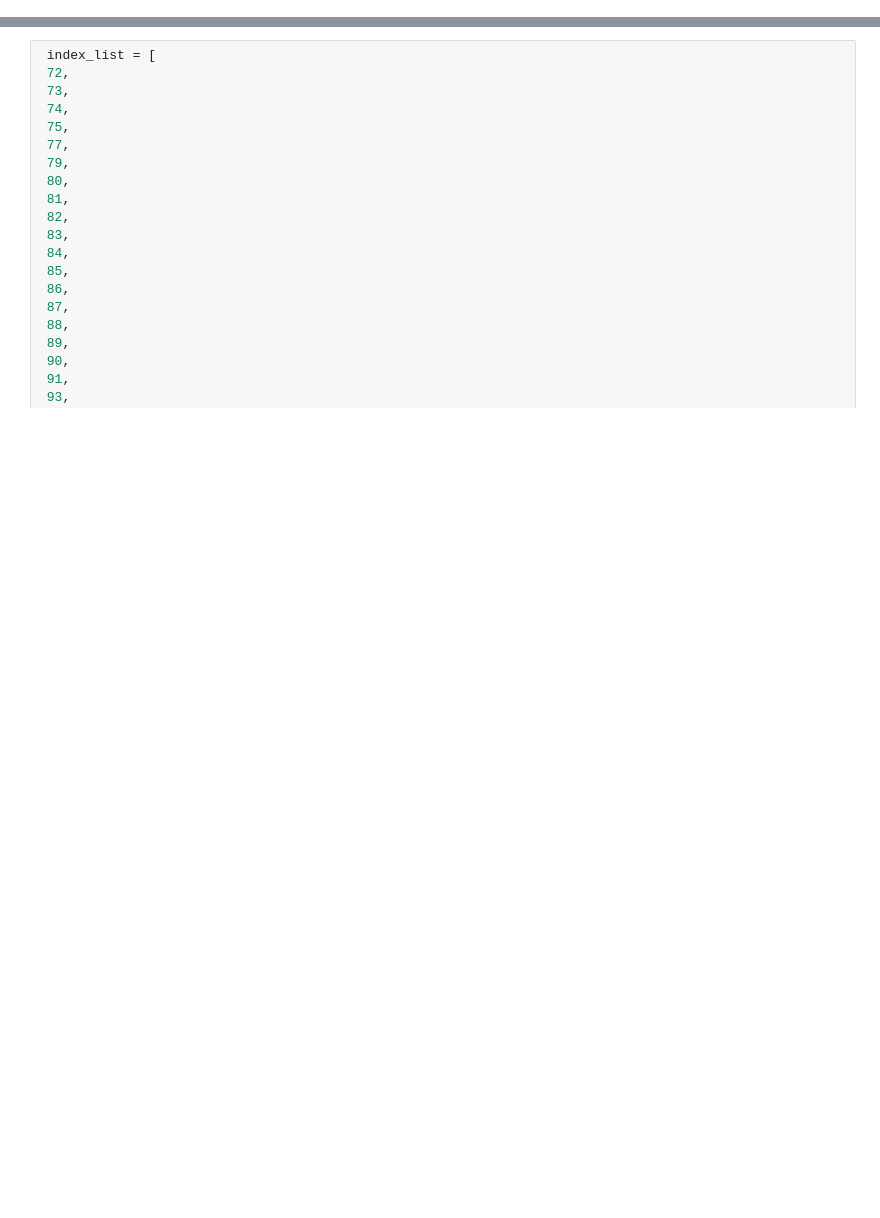
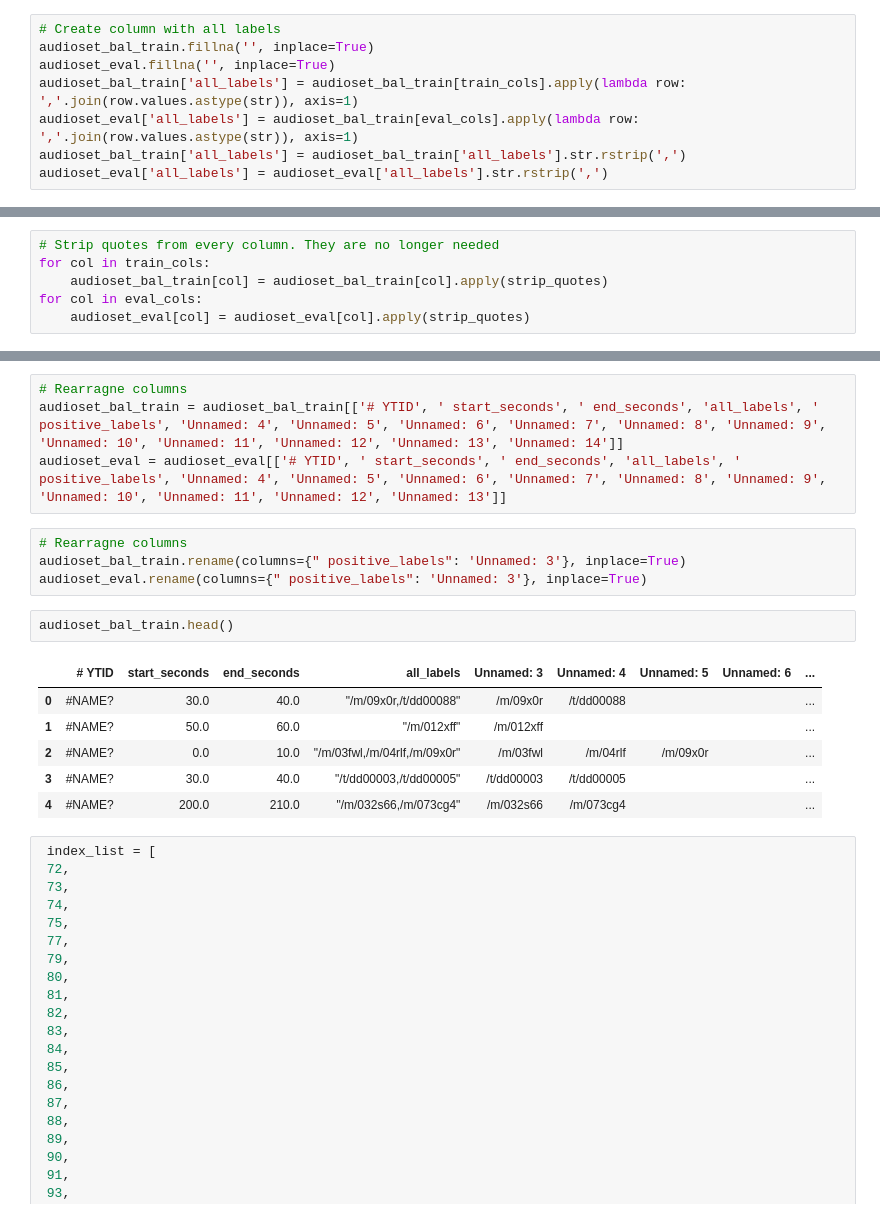
Before and after one commit to markadivalerio/audio-classifier-project, a Jupyter notebook: filter_audioset_data.ipynb, the cells around one changed output, grey strips where cells are left out. Cells and saved outputs as stored; diff of their text form; blank space fills up the shorter version.

```diff
--- a/filter_audioset_data.ipynb
+++ b/filter_audioset_data.ipynb
@@ -11,0 +31,8 @@ audioset_eval = pd.read_csv("data/eval_segments-edited.csv")
+# %%
+# Create column with all labels
+audioset_bal_train.fillna('', inplace=True)
+audioset_eval.fillna('', inplace=True)
+audioset_bal_train['all_labels'] = audioset_bal_train[train_cols].apply(lambda row: ','.join(row.values.astype(str)), axis=1)
+audioset_eval['all_labels'] = audioset_bal_train[eval_cols].apply(lambda row: ','.join(row.values.astype(str)), axis=1)
+audioset_bal_train['all_labels'] = audioset_bal_train['all_labels'].str.rstrip(',')
+audioset_eval['all_labels'] = audioset_eval['all_labels'].str.rstrip(',')
@@ -11,0 +57,6 @@ audioset_eval = pd.read_csv("data/eval_segments-edited.csv")
+# %%
+# Strip quotes from every column. They are no longer needed
+for col in train_cols:
+    audioset_bal_train[col] = audioset_bal_train[col].apply(strip_quotes)
+for col in eval_cols:
+    audioset_eval[col] = audioset_eval[col].apply(strip_quotes)
@@ -12,3 +72,20 @@ audioset_eval = pd.read_csv("data/eval_segments-edited.csv")
+# %%
+# Rearragne columns
+audioset_bal_train = audioset_bal_train[['# YTID', ' start_seconds', ' end_seconds', 'all_labels', ' positive_labels', 'Unnamed: 4', 'Unnamed: 5', 'Unnamed: 6', 'Unnamed: 7', 'Unnamed: 8', 'Unnamed: 9', 'Unnamed: 10', 'Unnamed: 11', 'Unnamed: 12', 'Unnamed: 13', 'Unnamed: 14']]
+audioset_eval = audioset_eval[['# YTID', ' start_seconds', ' end_seconds', 'all_labels', ' positive_labels', 'Unnamed: 4', 'Unnamed: 5', 'Unnamed: 6', 'Unnamed: 7', 'Unnamed: 8', 'Unnamed: 9', 'Unnamed: 10', 'Unnamed: 11', 'Unnamed: 12', 'Unnamed: 13']]
+# %%
+# Rearragne columns
+audioset_bal_train.rename(columns={" positive_labels": 'Unnamed: 3'}, inplace=True)
+audioset_eval.rename(columns={" positive_labels": 'Unnamed: 3'}, inplace=True)
+# %%
+audioset_bal_train.head()
+# %% [output]
+|  | # YTID | start_seconds | end_seconds | all_labels | Unnamed: 3 | Unnamed: 4 | Unnamed: 5 | Unnamed: 6 | ... |
+| 0 | #NAME? | 30.0 | 40.0 | "/m/09x0r,/t/dd00088" | /m/09x0r | /t/dd00088 |  |  | ... |
+| 1 | #NAME? | 50.0 | 60.0 | "/m/012xff" | /m/012xff |  |  |  | ... |
+| 2 | #NAME? | 0.0 | 10.0 | "/m/03fwl,/m/04rlf,/m/09x0r" | /m/03fwl | /m/04rlf | /m/09x0r |  | ... |
+| 3 | #NAME? | 30.0 | 40.0 | "/t/dd00003,/t/dd00005" | /t/dd00003 | /t/dd00005 |  |  | ... |
+| 4 | #NAME? | 200.0 | 210.0 | "/m/032s66,/m/073cg4" | /m/032s66 | /m/073cg4 |  |  | ... |
 # %%
  index_list = [
  72,
```
Also changed, not shown: parts of 38 cells of this notebook.
